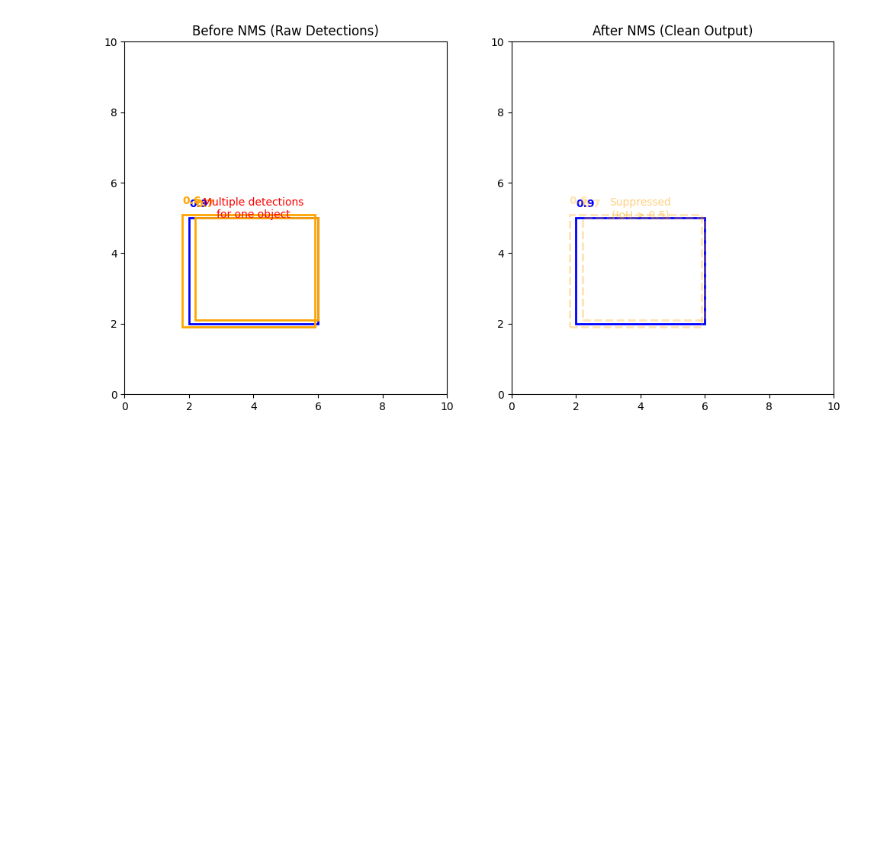
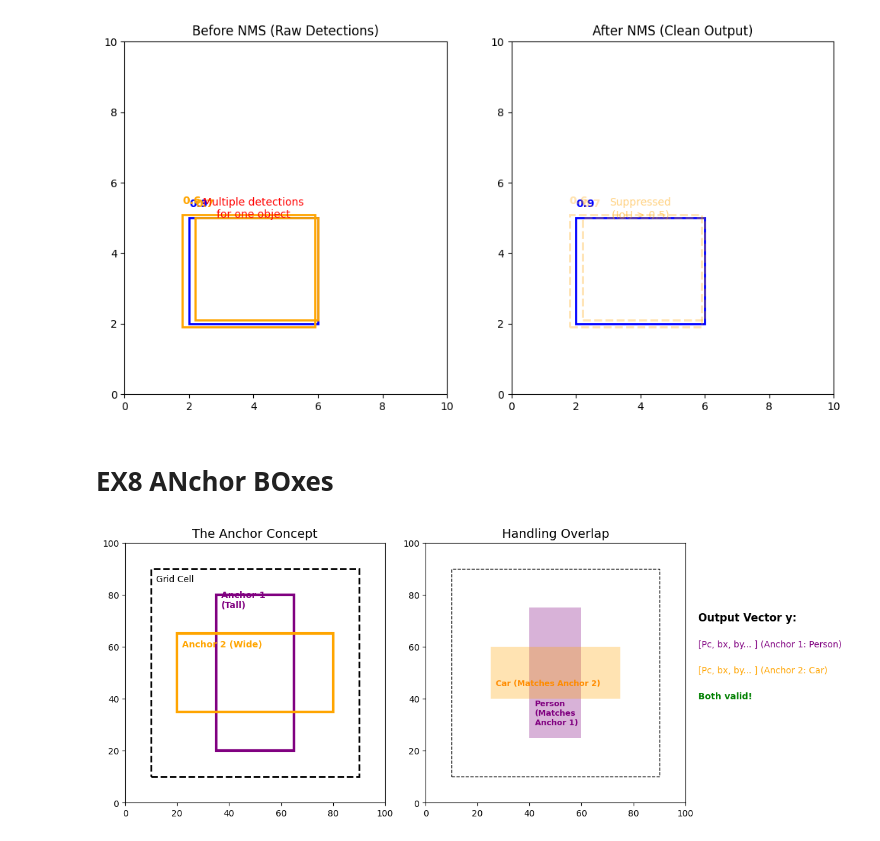
Before and after one commit to Saavkd7/DeepLearning-Specialization-Coursera, a Jupyter notebook: 4. Convolutional+Neural+NETWORKS/Week3/Excercises.ipynb, the cells around one changed output. Cells and saved outputs as stored; diff of their text form; code cells hidden in the pictures; blank space fills up the shorter version.

```diff
--- a/4. Convolutional+Neural+NETWORKS/Week3/Excercises.ipynb
+++ b/4. Convolutional+Neural+NETWORKS/Week3/Excercises.ipynb
@@ -423,3 +423,65 @@ def visualize_nms():
 visualize_nms()
 # %% [output]
 [figure]
+# %% [markdown]
+# EX8 ANchor BOxes
+# %%
+### Full Visualization Implementation
+'''
+This visualization shows how **Anchor Boxes** help resolve conflicts in a single grid cell.
+It displays a "Tall" anchor and a "Wide" anchor, and shows how different objects map to them.
+'''
+import matplotlib.pyplot as plt
+import matplotlib.patches as patches
+
+def visualize_anchor_boxes():
+    fig, (ax1, ax2) = plt.subplots(1, 2, figsize=(12, 6))
+
+    # --- 1. The Grid Cell & Anchors ---
+    ax1.set_xlim(0, 100); ax1.set_ylim(0, 100)
+    ax1.set_title("The Anchor Concept", fontsize=14)
+    ax1.set_aspect('equal')
+
+    # Draw Grid Cell
+    cell = patches.Rectangle((10, 10), 80, 80, linewidth=2, edgecolor='black', facecolor='none', linestyle='--')
+    ax1.add_patch(cell)
+    ax1.text(12, 85, "Grid Cell", fontsize=10)
+
+    # Draw Anchor 1 (Tall - Purple)
+    anc1 = patches.Rectangle((35, 20), 30, 60, linewidth=3, edgecolor='purple', facecolor='none')
+    ax1.add_patch(anc1)
+    ax1.text(37, 75, "Anchor 1\n(Tall)", color='purple', fontweight='bold')
+
+    # Draw Anchor 2 (Wide - Orange)
+    anc2 = patches.Rectangle((20, 35), 60, 30, linewidth=3, edgecolor='orange', facecolor='none')
+    ax1.add_patch(anc2)
+    ax1.text(22, 60, "Anchor 2 (Wide)", color='orange', fontweight='bold')
+
+    # --- 2. Assignment Example ---
+    ax2.set_xlim(0, 100); ax2.set_ylim(0, 100)
+    ax2.set_title("Handling Overlap", fontsize=14)
+    ax2.set_aspect('equal')
+    ax2.add_patch(patches.Rectangle((10, 10), 80, 80, linewidth=1, edgecolor='black', facecolor='none', linestyle='--'))
+
+    # Draw Ground Truth Object 1 (Pedestrian)
+    gt1 = patches.Rectangle((40, 25), 20, 50, linewidth=0, facecolor='purple', alpha=0.3)
+    ax2.add_patch(gt1)
+    ax2.text(42, 30, "Person\n(Matches\nAnchor 1)", color='purple', fontweight='bold', fontsize=9)
+
+    # Draw Ground Truth Object 2 (Car)
+    gt2 = patches.Rectangle((25, 40), 50, 20, linewidth=0, facecolor='orange', alpha=0.3)
+    ax2.add_patch(gt2)
+    ax2.text(27, 45, "Car (Matches Anchor 2)", color='darkorange', fontweight='bold', fontsize=9)
+
+    # Output Vector Visualization
+    ax2.text(105, 70, "Output Vector y:", fontsize=12, fontweight='bold')
+    ax2.text(105, 60, "[Pc, bx, by... ] (Anchor 1: Person)", color='purple')
+    ax2.text(105, 50, "[Pc, bx, by... ] (Anchor 2: Car)", color='orange')
+    ax2.text(105, 40, "Both valid!", color='green', fontweight='bold')
+
+    plt.tight_layout()
+    plt.show()
+
+visualize_anchor_boxes()
+# %% [output]
+[figure, added]
```
Also changed, not shown: 1 other file.
